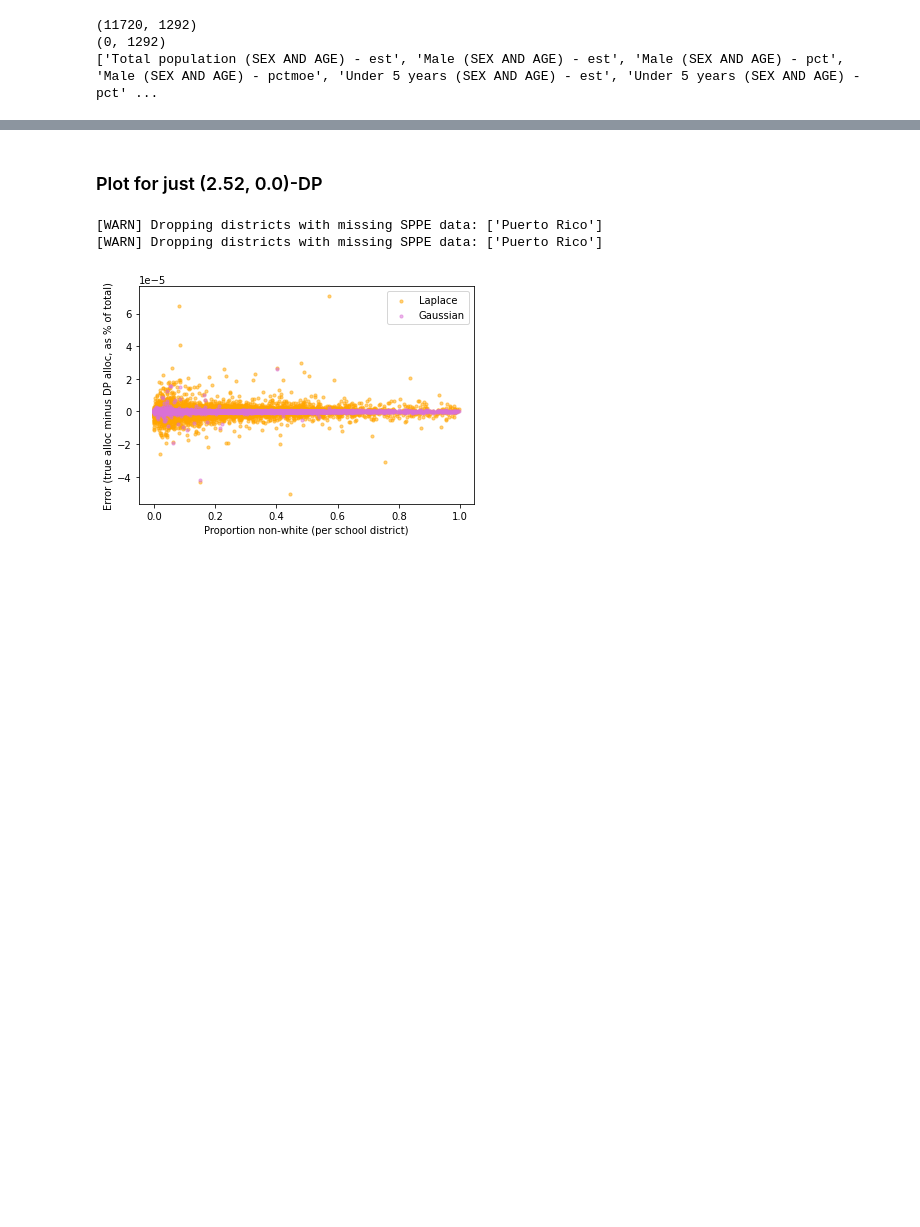
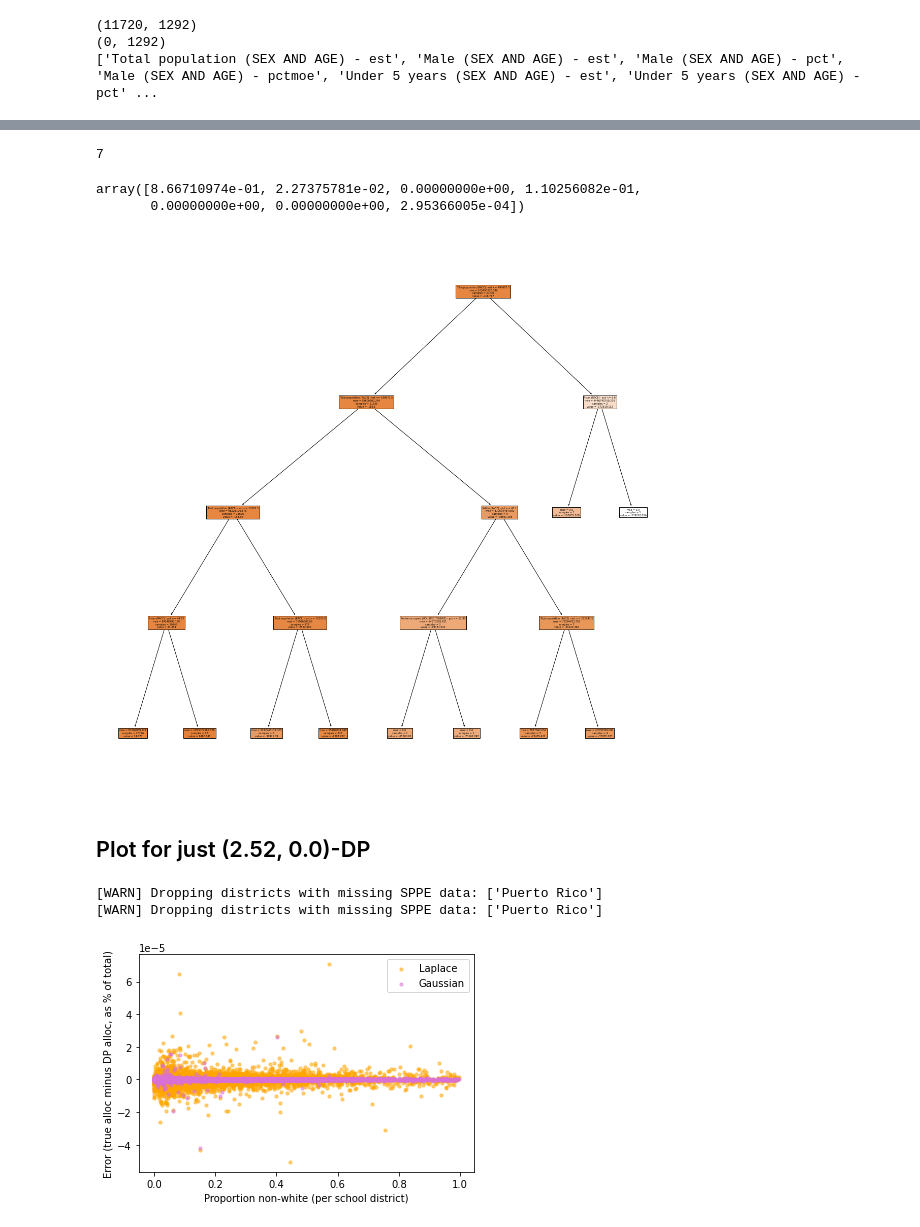
Before and after one commit to ryansteed/dp-policy, a Jupyter notebook: notebooks/titlei.ipynb, the cells around one changed output, grey strips where cells are left out. Cells and saved outputs as stored; diff of their text form; code cells hidden in the pictures; blank space fills up the shorter version.

```diff
--- a/notebooks/titlei.ipynb
+++ b/notebooks/titlei.ipynb
@@ -954,0 +983,33 @@ dict_keys([])
+# %%
+from sklearn.tree import plot_tree, DecisionTreeRegressor
+
+dt = DecisionTreeRegressor(max_depth=4)
+features = [
+    'Total population (RACE) - est',
+    'White (RACE) - pct',
+    'Black or African American (RACE) - pct',
+#     'Cherokee tribal grouping (RACE) - pct',
+#     'Chippewa tribal grouping (RACE) - pct',
+#     'Navajo tribal grouping (RACE) - pct',
+#     'Sioux tribal grouping (RACE) - pct',
+    'Asian (RACE) - pct',
+#     'Asian Indian (RACE) - pct',
+#     'Chinese (RACE) - pct',
+#     'Filipino (RACE) - pct',
+#     'Japanese (RACE) - pct',
+#     'Korean (RACE) - pct',
+#     'Vietnamese (RACE) - pct',
+#     'Other Asian (RACE) - pct',
+#     'Native Hawaiian (RACE) - pct',
+#     'Guamanian or Chamorro (RACE) - pct',
+#     'Samoan (RACE) - pct',
+#     'Some other race (RACE) - pct',
+    'Foreign born (PLACE OF BIRTH) - pct',
+    'Language other than English (LANGUAGE SPOKEN AT HOME) - pct',
+    'Renter-occupied (HOUSING TENURE) - pct'
+]
+print(averaged[features].columns)
+dt.fit(
+    averaged[features],
+    averaged.misalloc
+)
@@ -955,5 +1024,23 @@ dict_keys([])
+# %%
+importances = dt.feature_importances_
+print(dt.n_features_)
+importances
+# %% [output]
+7
+array([8.66710974e-01, 2.27375781e-02, 0.00000000e+00, 1.10256082e-01,
+       0.00000000e+00, 0.00000000e+00, 2.95366005e-04])
+# %%
+plt.rcParams['figure.figsize'] = [20, 20]
+plot_tree(
+    dt,
+    feature_names = features,
+    filled=True
+)
+plt.show()
+# %% [output]
+[figure, added]
 # %% [markdown]
-### Plot for just (2.52, 0.0)-DP
+## Plot for just (2.52, 0.0)-DP
 # %%
 grants = calc_total(funding(saipe, SonnenbergAuthorizer, Laplace(saipe, 2.52, 0), get_sppe("../data/sppe18.xlsx"), weighting))
 grants_gaus = calc_total(funding(saipe, SonnenbergAuthorizer, Gaussian(saipe, 2.52, 0.2), get_sppe("../data/sppe18.xlsx"), weighting))
```
Also changed, not shown: parts of 10 cells of this notebook, 2 other files.
